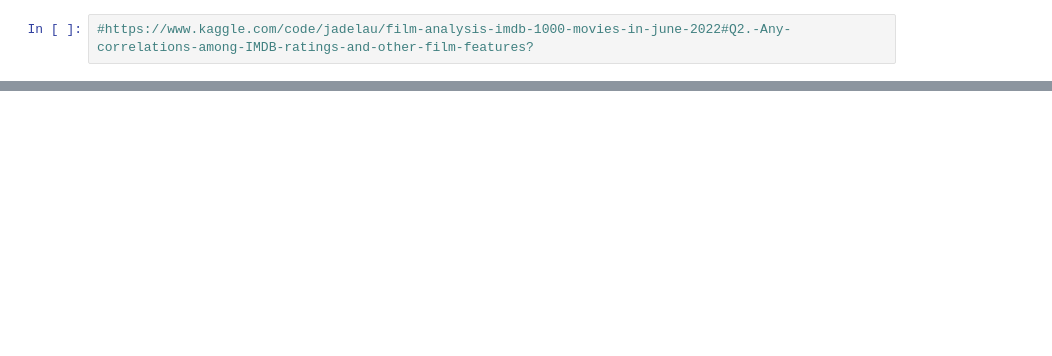
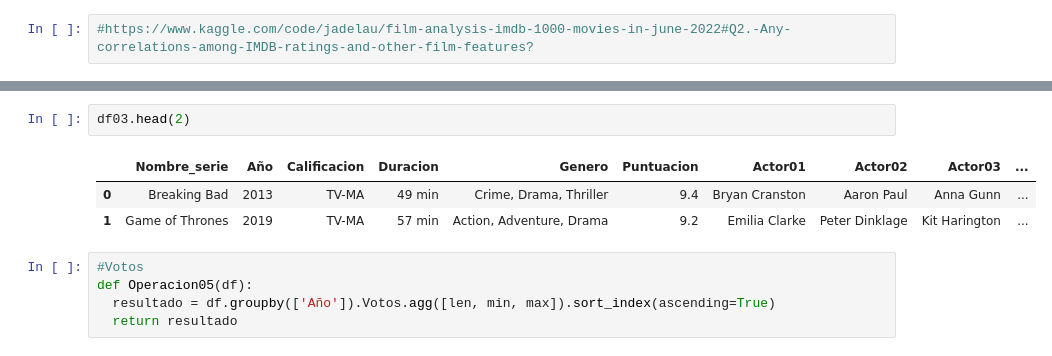
Before and after one commit to piero0090/RepoData2, a Jupyter notebook: Python_Analisis.ipynb, the cells around one changed output, grey strips where cells are left out. Cells and saved outputs as stored; diff of their text form; blank space fills up the shorter version.

```diff
--- a/Python_Analisis.ipynb
+++ b/Python_Analisis.ipynb
@@ -122,0 +150,11 @@ df01.head(3)
+# %%
+df03.head(2)
+# %% [output]
+|  | Nombre_serie | Año | Calificacion | Duracion | Genero | Puntuacion | Actor01 | Actor02 | Actor03 | ... |
+| 0 | Breaking Bad | 2013 | TV-MA | 49 min | Crime, Drama, Thriller | 9.4 | Bryan Cranston | Aaron Paul | Anna Gunn | ... |
+| 1 | Game of Thrones | 2019 | TV-MA | 57 min | Action, Adventure, Drama | 9.2 | Emilia Clarke | Peter Dinklage | Kit Harington | ... |
+# %%
+#Votos
+def Operacion05(df):
+  resultado = df.groupby(['Año']).Votos.agg([len, min, max]).sort_index(ascending=True)
+  return resultado
```
Also changed, not shown: parts of 17 cells of this notebook.
